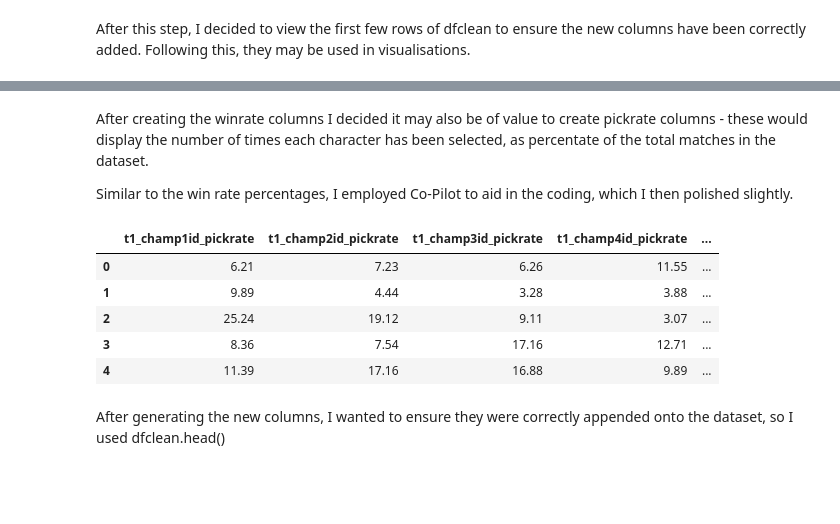
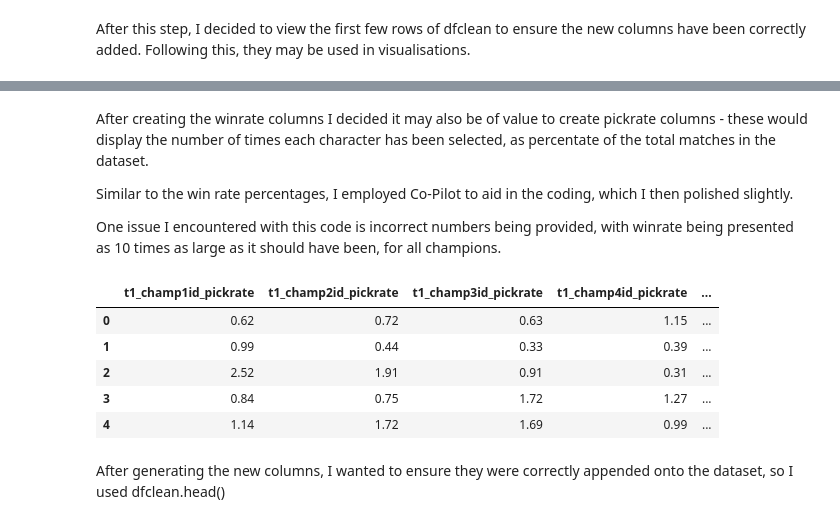
Before and after one commit to Abauker/League-of-Legends-Ranked-Match-Analysis, a Jupyter notebook: jupyter_notebooks/ETL.ipynb, the cells around one changed output, grey strips where cells are left out. Cells and saved outputs as stored; diff of their text form; code cells hidden in the pictures; blank space fills up the shorter version.

```diff
--- a/jupyter_notebooks/ETL.ipynb
+++ b/jupyter_notebooks/ETL.ipynb
@@ -122,6 +122,13 @@ winner_col_candidates = [
 ]
 winner_col = winner_col_candidates[0] if winner_col_candidates else None
 
+# Find champion ID columns
+champ_cols = [
+    col for col in dfclean.columns
+    if col.endswith('id') and col.startswith('t') and any(char.isdigit() for char in col)
+]
+
+champ_win_records = []
 for champ_col in champ_cols:
     side = 1 if champ_col.startswith("t1_") else 2
 
@@ -164,34 +171,36 @@ dfclean.head()
 After creating the winrate columns I decided it may also be of value to create pickrate columns - these would display the number of times each character has been selected, as percentate of the total matches in the dataset.
 
 Similar to the win rate percentages, I employed Co-Pilot to aid in the coding, which I then polished slightly.
+
+One issue I encountered with this code is incorrect numbers being provided, with winrate being presented as 10 times as large as it should have been, for all champions.
 # %%
 # Build pick-rate columns for each champId column
 champ_cols = [
     col for col in dfclean.columns
     if pd.Series(col).str.match(r"^t[12]_champ[1-5]id$").iloc[0]
 ]
 
 # Pick rate = % of matches where champion appears
 match_presence = pd.DataFrame({"champId": pd.unique(dfclean[champ_cols].to_numpy().ravel())})
 champ_pickrate = (
     match_presence["champId"]
-    .map(lambda champ: dfclean[champ_cols].eq(champ).any(axis=1).mean() * 100)
+    .map(lambda champ: dfclean[champ_cols].eq(champ).any(axis=1).mean() * 10)
 )
 champ_pickrate = pd.Series(champ_pickrate.values, index=match_presence["champId"])
 
 # Add per-column mapped pick-rate percentages to dfclean
 for champ_col in champ_cols:
     dfclean[f"{champ_col}_pickrate"] = dfclean[champ_col].map(champ_pickrate).round(2)
 
 new_pickrate_cols = [f"{col}_pickrate" for col in champ_cols]
 dfclean[new_pickrate_cols].head()
 # %% [output]
 |  | t1_champ1id_pickrate | t1_champ2id_pickrate | t1_champ3id_pickrate | t1_champ4id_pickrate | ... |
-| 0 | 6.21 | 7.23 | 6.26 | 11.55 | ... |
-| 1 | 9.89 | 4.44 | 3.28 | 3.88 | ... |
-| 2 | 25.24 | 19.12 | 9.11 | 3.07 | ... |
-| 3 | 8.36 | 7.54 | 17.16 | 12.71 | ... |
-| 4 | 11.39 | 17.16 | 16.88 | 9.89 | ... |
+| 0 | 0.62 | 0.72 | 0.63 | 1.15 | ... |
+| 1 | 0.99 | 0.44 | 0.33 | 0.39 | ... |
+| 2 | 2.52 | 1.91 | 0.91 | 0.31 | ... |
+| 3 | 0.84 | 0.75 | 1.72 | 1.27 | ... |
+| 4 | 1.14 | 1.72 | 1.69 | 0.99 | ... |
 # %% [markdown]
 After generating the new columns, I wanted to ensure they were correctly appended onto the dataset, so I used dfclean.head()
 # %%
```
Also changed, not shown: parts of 1 cell of this notebook, 4 other files.
